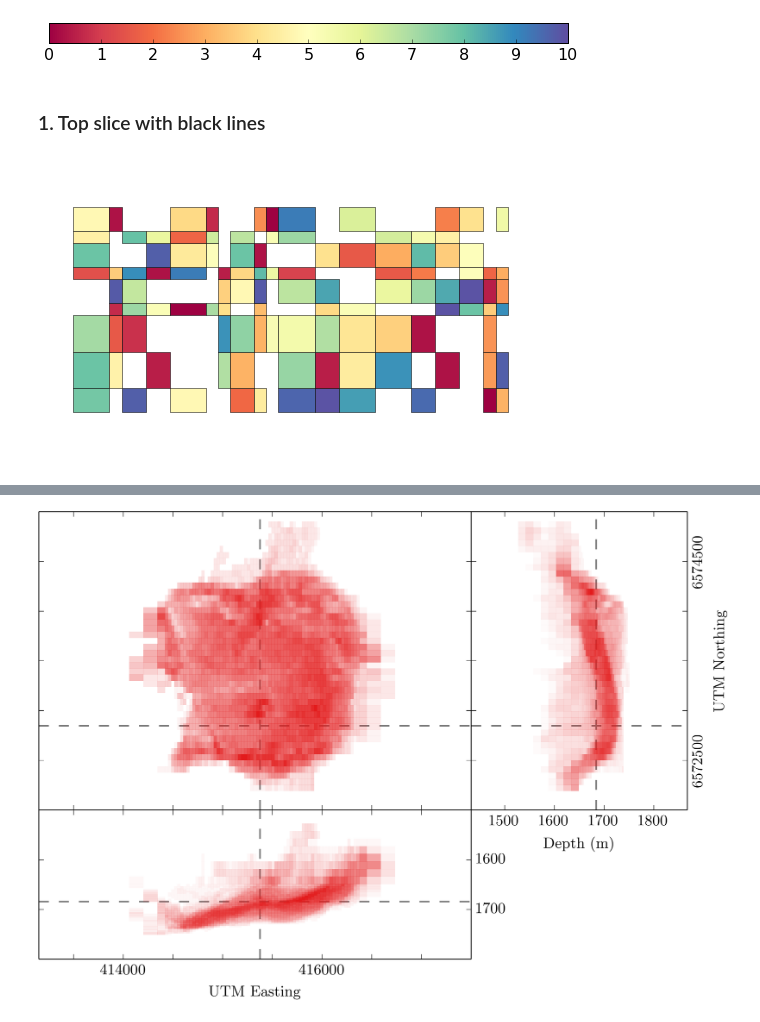
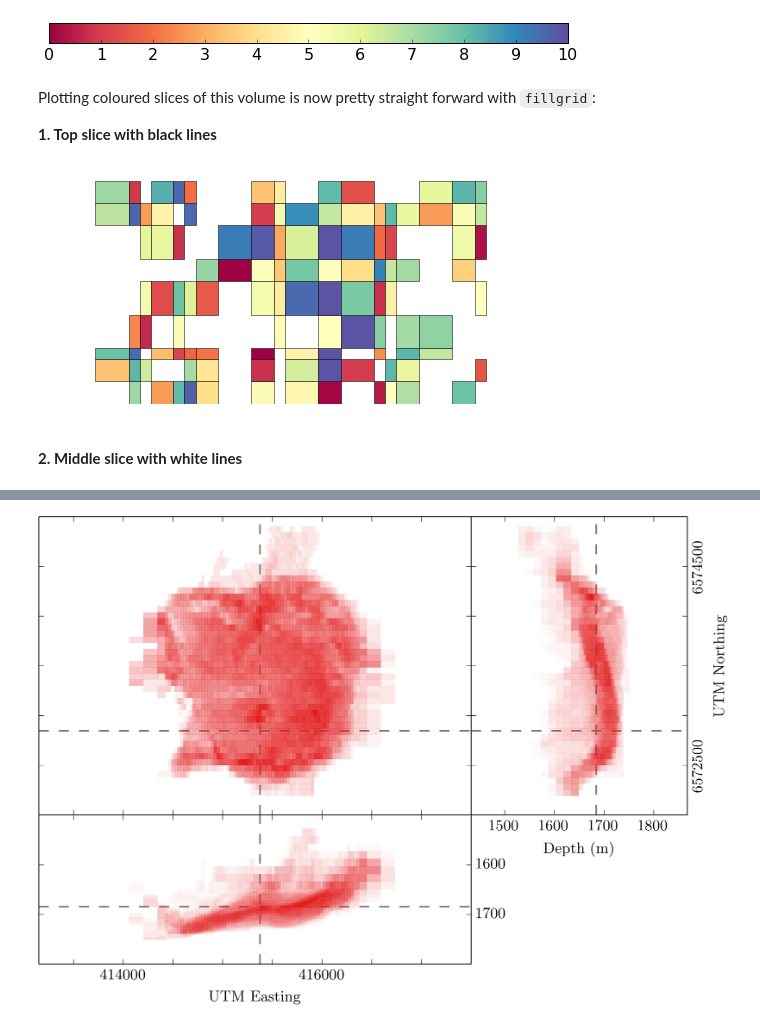
Before and after one commit to prisae/blog-notebooks, a Jupyter notebook: Fillgrid.ipynb, the cells around one changed output, grey strips where cells are left out. Drawn from its saved outputs; the diff is of its cells as text; code cells hidden in the pictures.

```diff
--- a/Fillgrid.ipynb
+++ b/Fillgrid.ipynb
@@ -103,10 +120,13 @@ cb1 = mpl.colorbar.ColorbarBase(ax0, cmap=cmap, orientation='horizontal',
 # %% [output]
 [figure]
+# %% [markdown]
+Plotting coloured slices of this volume is now pretty straight forward with `fillgrid`:
+
+**1. Top slice with black lines**
+# %%
+fig1, ax1 = create_figure()
+rct = fillgrid(x, y, val[:,:,0]/maxval, 'colour')
+# %% [output]
+[figure, added]
 # %% [markdown]
-### 1. Top slice with black lines
+**2. Middle slice with white lines**
-# %%
-fig1, ax1 = create_figure()
-inpval = val[:,:,0].ravel()/maxval
-rct = gridfill(x, y, inpval, 'colour')
-# %% [output]
-[figure, removed]
```
Also changed, not shown: parts of 16 cells of this notebook, 2 other files.
